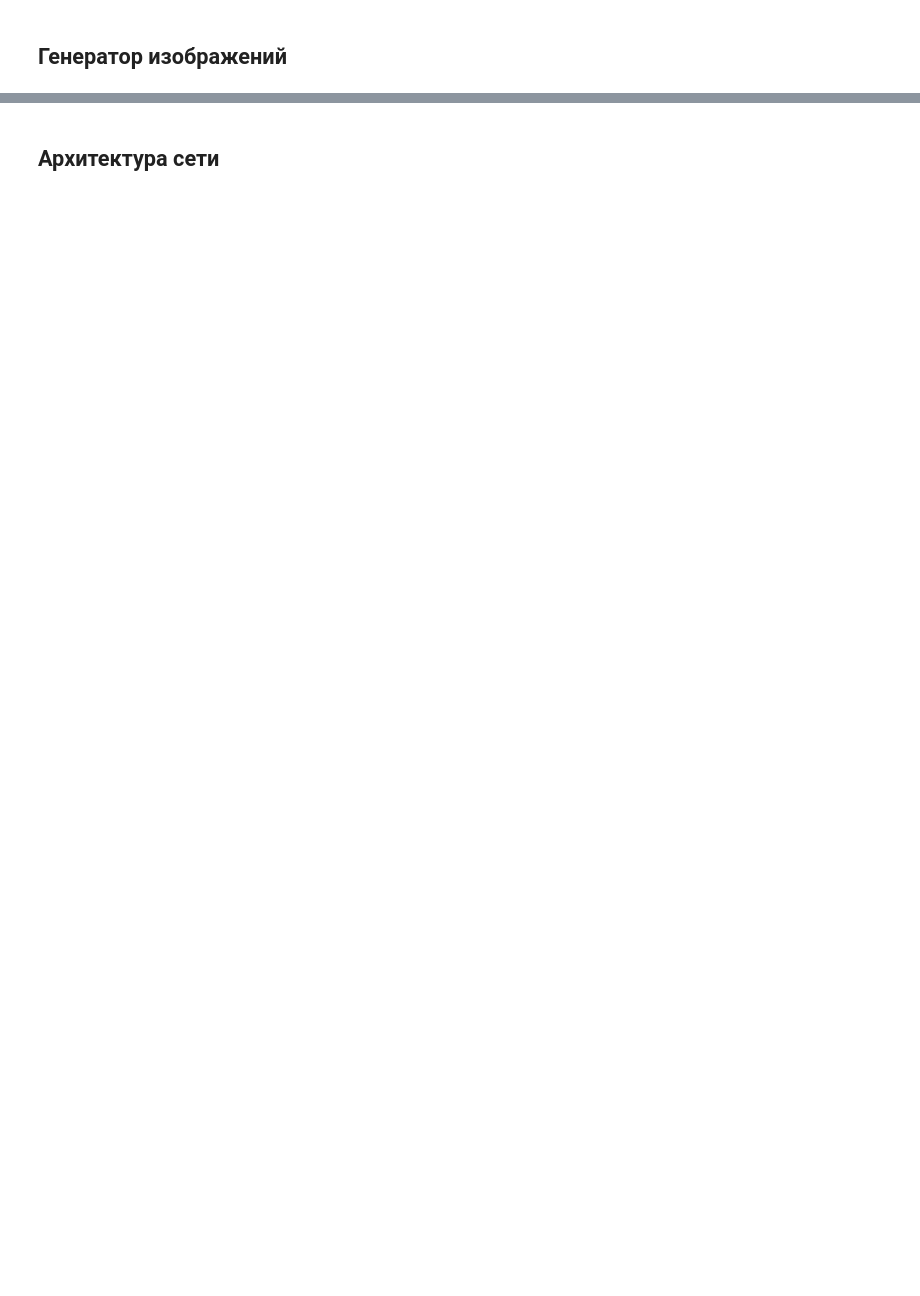
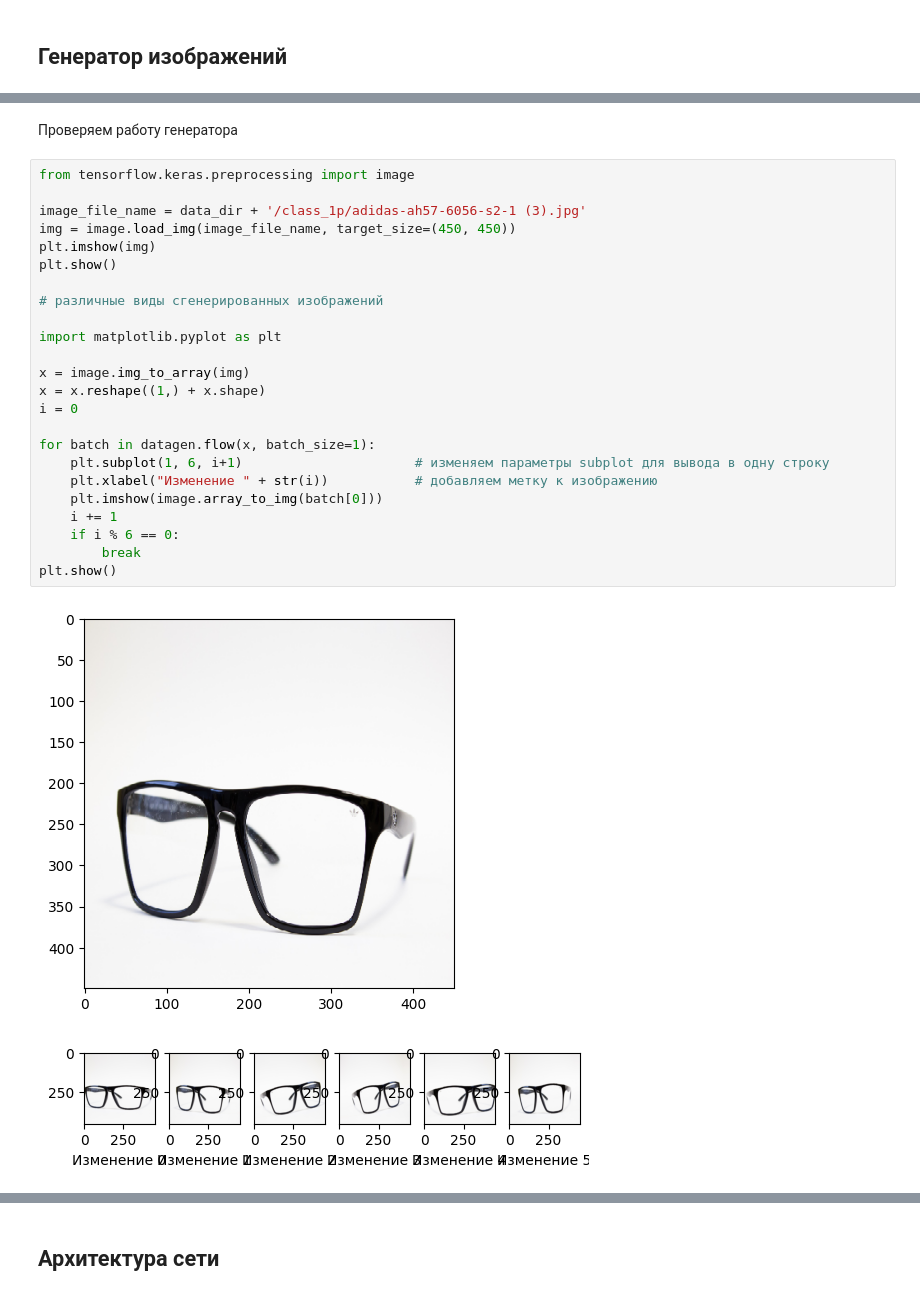
Before and after one commit to Untick/NetOptik, a Jupyter notebook: Brutyan Ruben/2_1_Сверточная_модель(с_VGG16).ipynb, the cells around one changed output, grey strips where cells are left out. Drawn from its saved outputs; the diff is of its cells as text; blank space fills up the shorter version.

```diff
--- a/Brutyan Ruben/2_1_Сверточная_модель(с_VGG16).ipynb
+++ b/Brutyan Ruben/2_1_Сверточная_модель(с_VGG16).ipynb
@@ -192,0 +314,29 @@ for  imgs, labels in train_generator:
+# %% [markdown]
+Проверяем работу генератора
+# %%
+from tensorflow.keras.preprocessing import image
+
+image_file_name = data_dir + '/class_1p/adidas-ah57-6056-s2-1 (3).jpg'
+img = image.load_img(image_file_name, target_size=(450, 450))
+plt.imshow(img)
+plt.show()
+
+# различные виды сгенерированных изображений
+
+import matplotlib.pyplot as plt
+
+x = image.img_to_array(img)
+x = x.reshape((1,) + x.shape)
+i = 0
+
+for batch in datagen.flow(x, batch_size=1):
+    plt.subplot(1, 6, i+1)                      # изменяем параметры subplot для вывода в одну строку
+    plt.xlabel("Изменение " + str(i))           # добавляем метку к изображению
+    plt.imshow(image.array_to_img(batch[0]))
+    i += 1
+    if i % 6 == 0:
+        break
+plt.show()
+# %% [output]
+[figure, added]
+[figure, added]
```
Also changed, not shown: parts of 104 cells of this notebook.
